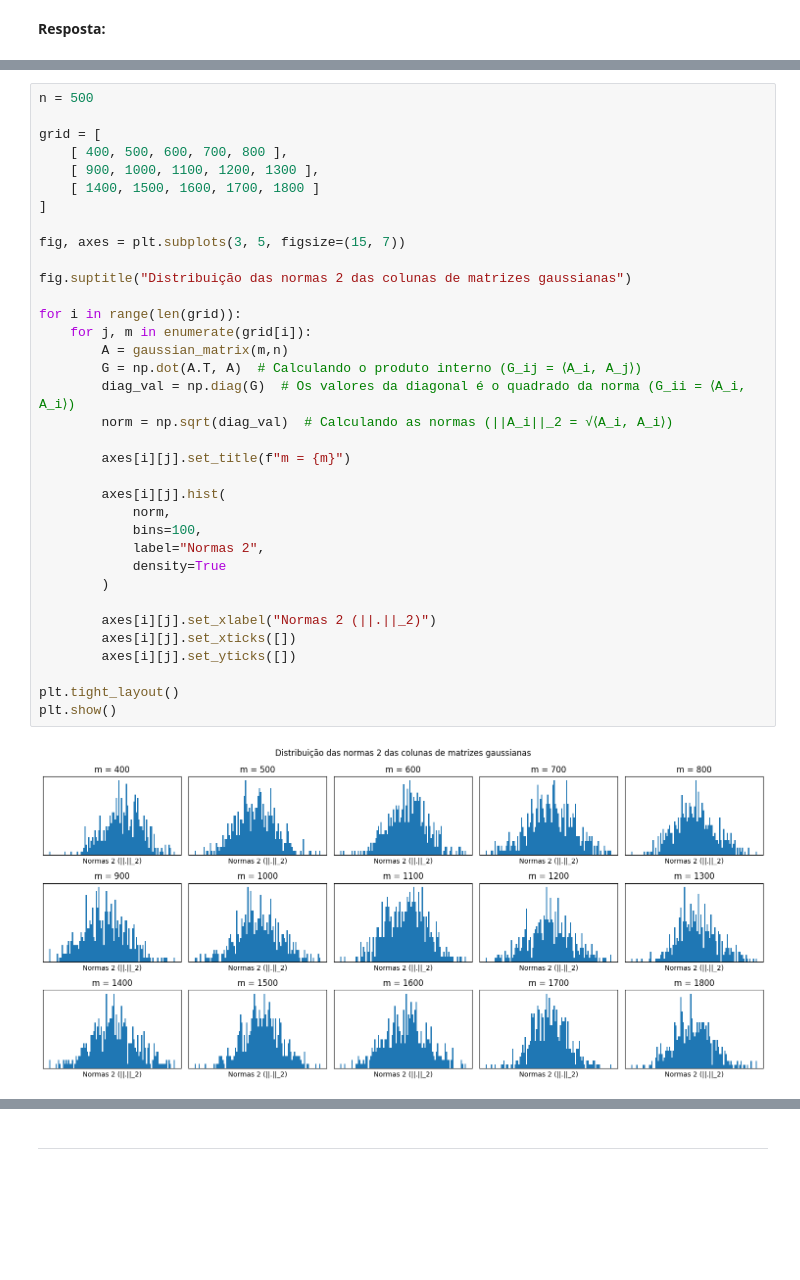
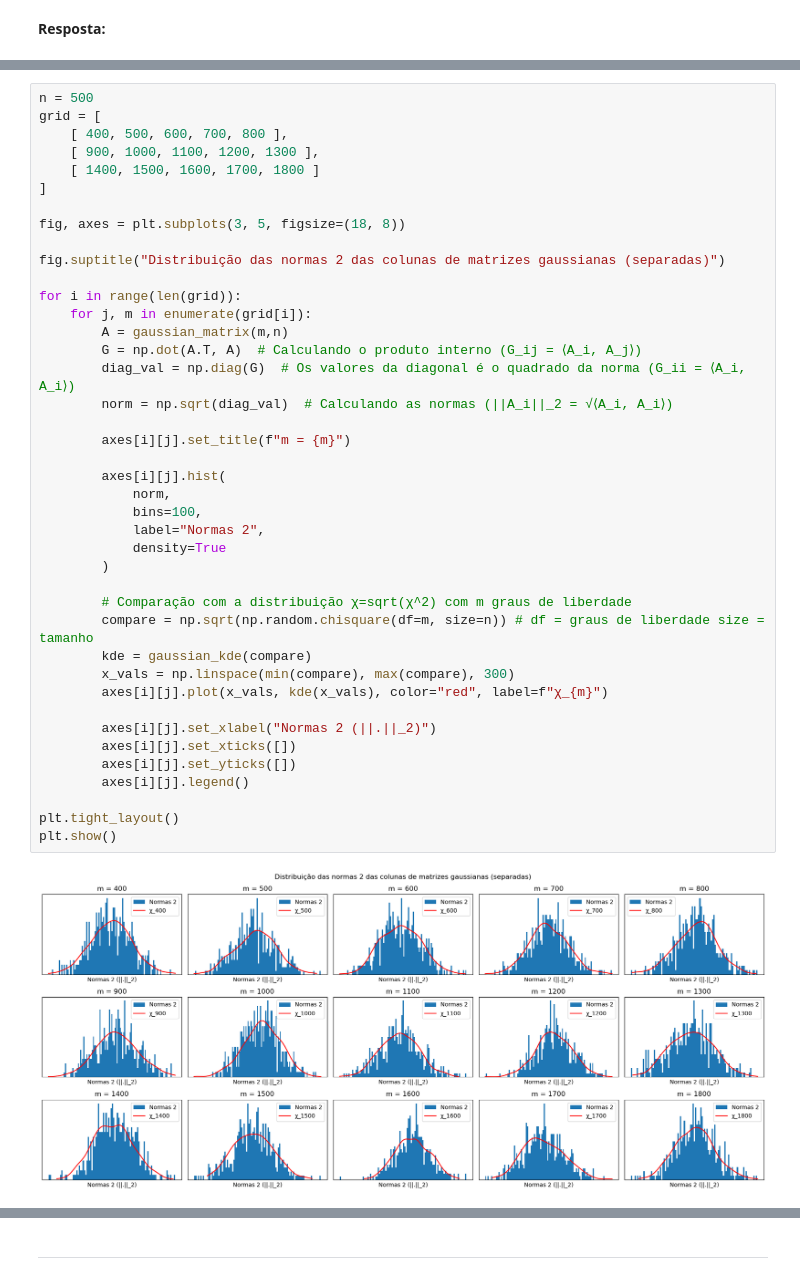
Before and after one commit to alexoliveiraFGV24/rand_nla, a Jupyter notebook: final/Projeto4.ipynb, the cells around one changed output, grey strips where cells are left out. Cells and saved outputs as stored; diff of their text form; blank space fills up the shorter version.

```diff
--- a/final/Projeto4.ipynb
+++ b/final/Projeto4.ipynb
@@ -50,37 +59,43 @@ def plot_dist(datas:list, legends:list, xlabel, title="", bins=100, density=True
 # %%
 n = 500
-
 grid = [
     [ 400, 500, 600, 700, 800 ],
     [ 900, 1000, 1100, 1200, 1300 ],
     [ 1400, 1500, 1600, 1700, 1800 ]
 ]
 
-fig, axes = plt.subplots(3, 5, figsize=(15, 7))
+fig, axes = plt.subplots(3, 5, figsize=(18, 8))
 
-fig.suptitle("Distribuição das normas 2 das colunas de matrizes gaussianas")
+fig.suptitle("Distribuição das normas 2 das colunas de matrizes gaussianas (separadas)")
 
 for i in range(len(grid)):
     for j, m in enumerate(grid[i]):
         A = gaussian_matrix(m,n)
         G = np.dot(A.T, A)  # Calculando o produto interno (G_ij = ⟨A_i, A_j⟩)
         diag_val = np.diag(G)  # Os valores da diagonal é o quadrado da norma (G_ii = ⟨A_i, A_i⟩)
         norm = np.sqrt(diag_val)  # Calculando as normas (||A_i||_2 = √⟨A_i, A_i⟩)
 
         axes[i][j].set_title(f"m = {m}")
 
         axes[i][j].hist(
             norm,
             bins=100,
             label="Normas 2",
             density=True
         )
 
+        # Comparação com a distribuição χ=sqrt(χ^2) com m graus de liberdade
+        compare = np.sqrt(np.random.chisquare(df=m, size=n)) # df = graus de liberdade size = tamanho
+        kde = gaussian_kde(compare)
+        x_vals = np.linspace(min(compare), max(compare), 300)
+        axes[i][j].plot(x_vals, kde(x_vals), color="red", label=f"χ_{m}")
+
         axes[i][j].set_xlabel("Normas 2 (||.||_2)")
         axes[i][j].set_xticks([])
         axes[i][j].set_yticks([])
+        axes[i][j].legend()
 
 plt.tight_layout()
 plt.show()
 # %% [output]
-[figure, old version]
+[figure, new version]
```
Also changed, not shown: parts of 14 cells of this notebook.
